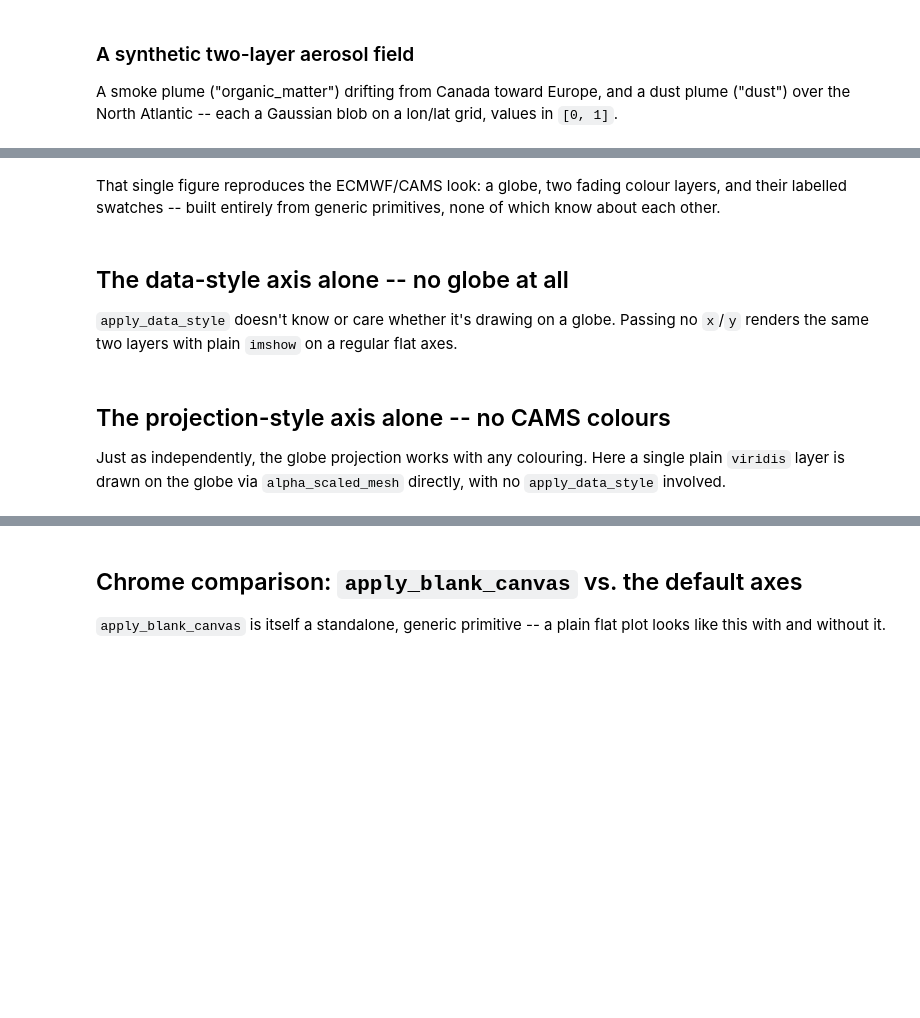
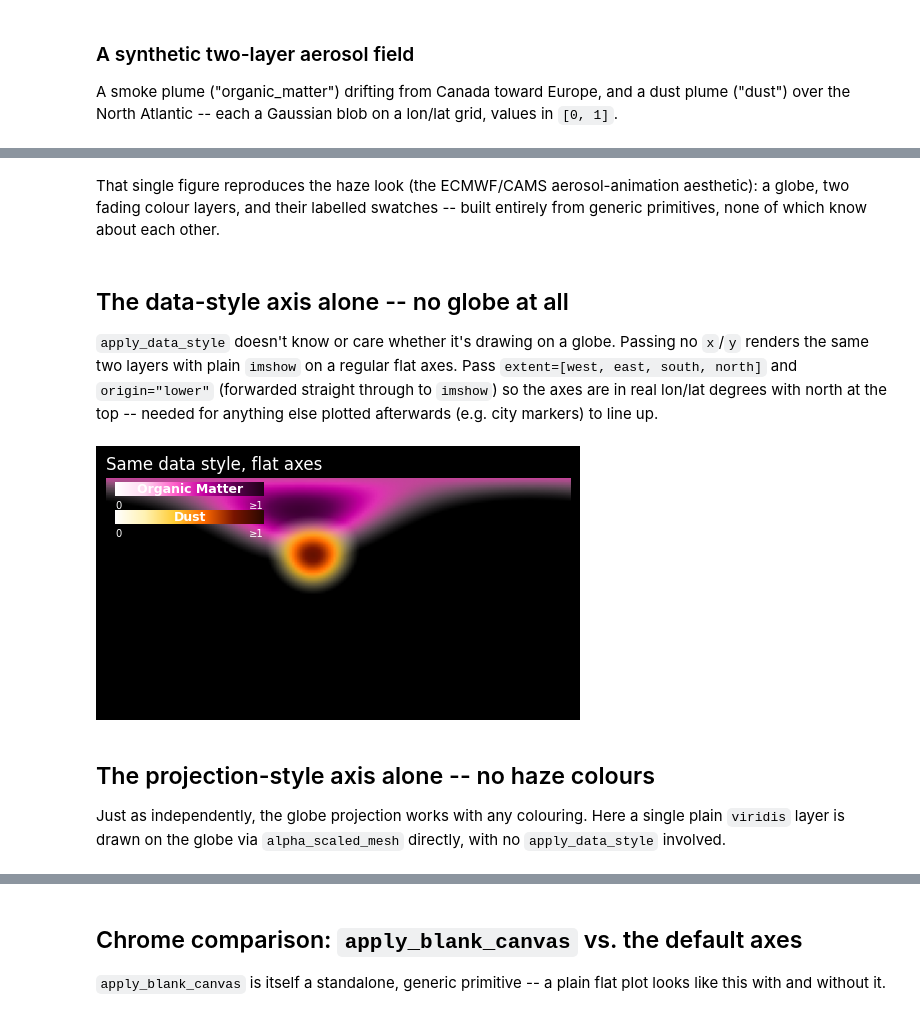
Before and after one commit to serapeum-org/cleopatra, a Jupyter notebook: docs/notebooks/haze_preset/haze_preset_examples.ipynb, the cells around one changed output, grey strips where cells are left out. Cells and saved outputs as stored; diff of their text form; code cells hidden in the pictures; blank space fills up the shorter version.

```diff
--- a/docs/notebooks/haze_preset/haze_preset_examples.ipynb
+++ b/docs/notebooks/haze_preset/haze_preset_examples.ipynb
@@ -78,19 +83,27 @@ plt.show()
 # %% [markdown]
-That single figure reproduces the ECMWF/CAMS look: a globe, two fading colour layers, and their
+That single figure reproduces the haze look (the ECMWF/CAMS aerosol-animation aesthetic): a globe,
+two fading colour layers, and their
 labelled swatches -- built entirely from generic primitives, none of which know about each other.
 # %% [markdown]
 ## The data-style axis alone -- no globe at all
 
 `apply_data_style` doesn't know or care whether it's drawing on a globe. Passing no `x`/`y` renders
-the same two layers with plain `imshow` on a regular flat axes.
+the same two layers with plain `imshow` on a regular flat axes. Pass `extent=[west, east, south, north]`
+and `origin="lower"` (forwarded straight through to `imshow`) so the axes are in real lon/lat degrees
+with north at the top -- needed for anything else plotted afterwards (e.g. city markers) to line up.
 # %%
 fig, ax = plt.subplots(figsize=(6, 4))
 apply_blank_canvas(ax)
-apply_data_style(ax, {'organic_matter': organic_matter, 'dust': dust})
+apply_data_style(
+    ax, {'organic_matter': organic_matter, 'dust': dust},
+    extent=[-180, 180, -90, 90], origin='lower',
+)
 ax.set_title('Same data style, flat axes', color='white', loc='left')
 plt.show()
+# %% [output]
+[figure, added]
 # %% [markdown]
-## The projection-style axis alone -- no CAMS colours
+## The projection-style axis alone -- no haze colours
 
 Just as independently, the globe projection works with any colouring. Here a single plain `viridis`
 layer is drawn on the globe via `alpha_scaled_mesh` directly, with no `apply_data_style` involved.
```
Also changed, not shown: parts of 19 cells of this notebook, 5 other files.
